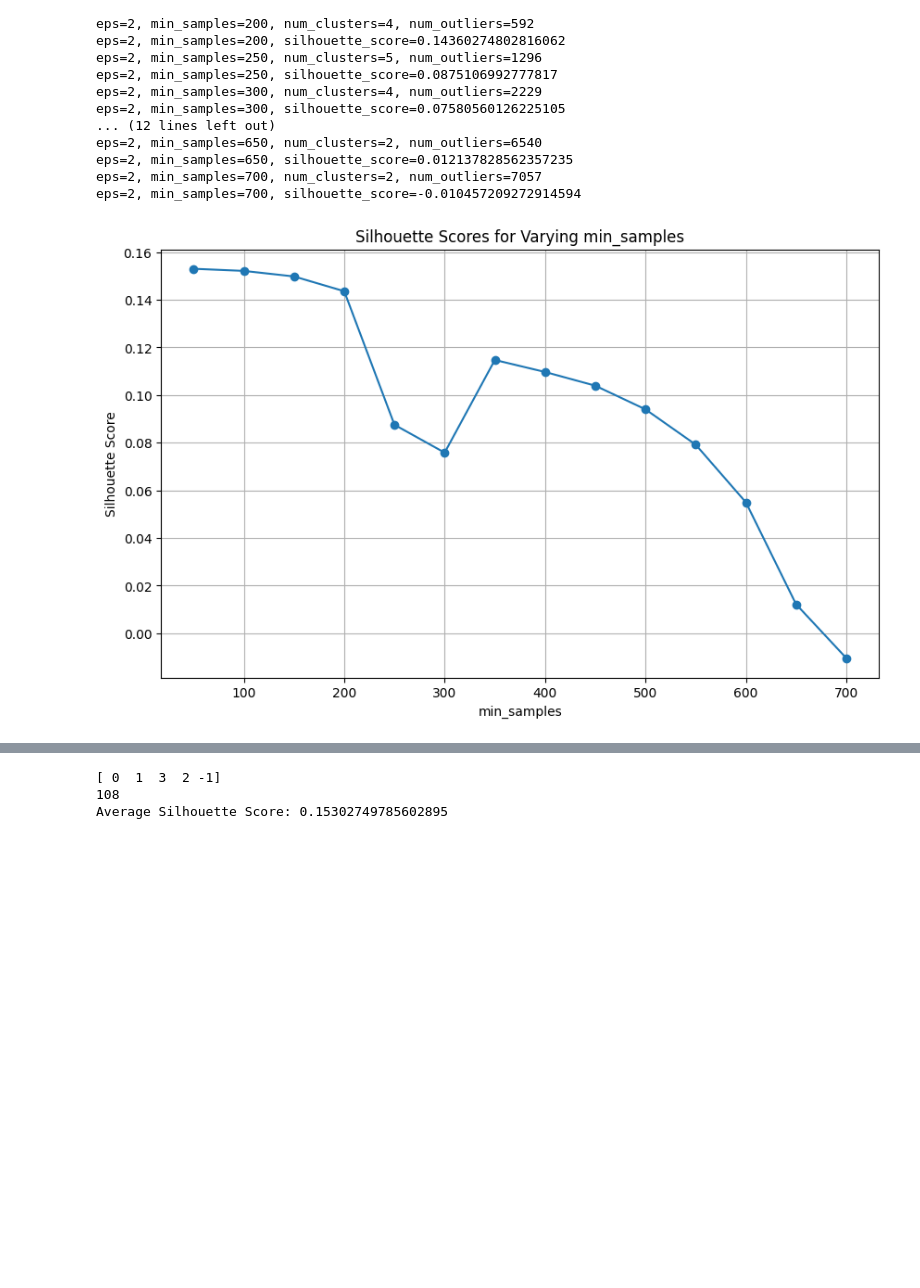
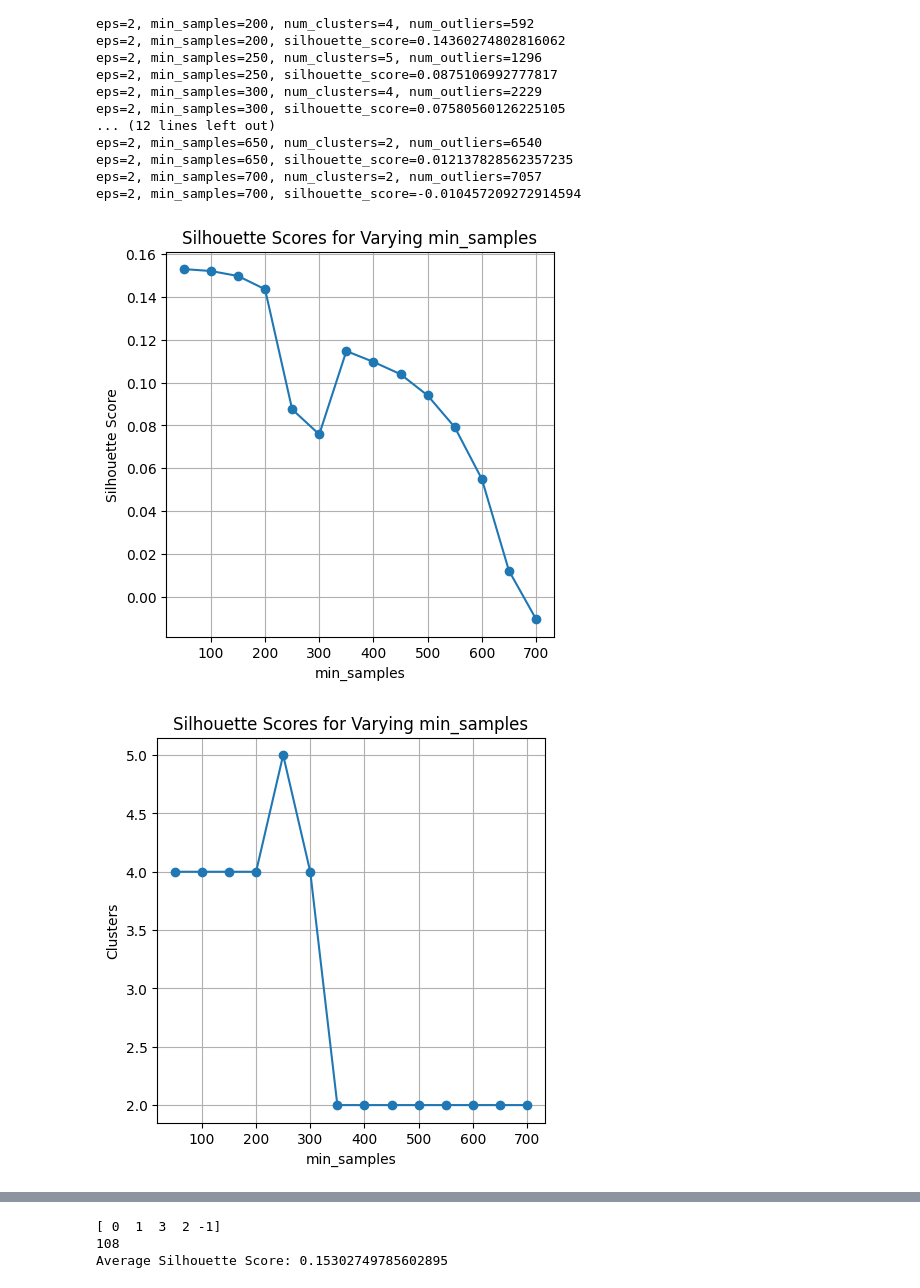
Before and after one commit to gayathriravipati/data-mining, a Jupyter notebook: dbscan.ipynb, the cells around one changed output, grey strips where cells are left out. Cells and saved outputs as stored; diff of their text form; code cells hidden in the pictures; blank space fills up the shorter version.

```diff
--- a/dbscan.ipynb
+++ b/dbscan.ipynb
@@ -17,6 +17,7 @@ from sklearn.cluster import DBSCAN
 from sklearn.metrics import silhouette_score
 
 silhouette_scores = []
+num_clusters = []
 min_samples_range = range(50, 701, 50)  # From 50 to 500, stepping by 50
 eps_value = 2
 
@@ -26,6 +27,7 @@ for min_samples in min_samples_range:
 
     unique_dbscan_values = np.unique(labels)
     num_clusters_formed = len(unique_dbscan_values) - 1 if -1 in unique_dbscan_values else len(unique_dbscan_values)
+    num_clusters.append(num_clusters_formed)
     count_minus_1 = np.sum(labels == -1)
 
     print("eps={}, min_samples={}, num_clusters={}, num_outliers={}".format(eps_value, min_samples, num_clusters_formed, count_minus_1))
@@ -57,13 +59,22 @@ eps=2, min_samples=650, silhouette_score=0.012137828562357235
 eps=2, min_samples=700, num_clusters=2, num_outliers=7057
 eps=2, min_samples=700, silhouette_score=-0.010457209272914594
 # %%
-plt.figure(figsize=(10, 6))
+plt.figure(figsize=(5,5))
 plt.plot(list(min_samples_range), silhouette_scores, marker='o')
 plt.title('Silhouette Scores for Varying min_samples')
 plt.xlabel('min_samples')
 plt.ylabel('Silhouette Score')
 plt.grid(True)
 plt.show()
+
+plt.figure(figsize=(5,5))
+plt.plot(list(min_samples_range), num_clusters, marker='o')
+plt.title('Silhouette Scores for Varying min_samples')
+plt.xlabel('min_samples')
+plt.ylabel('Clusters')
+plt.grid(True)
+plt.show()
 # %% [output]
-[figure, old version]
+[figure, new version]
+[figure, added]
 # %%
```
Also changed, not shown: parts of 3 cells of this notebook.
